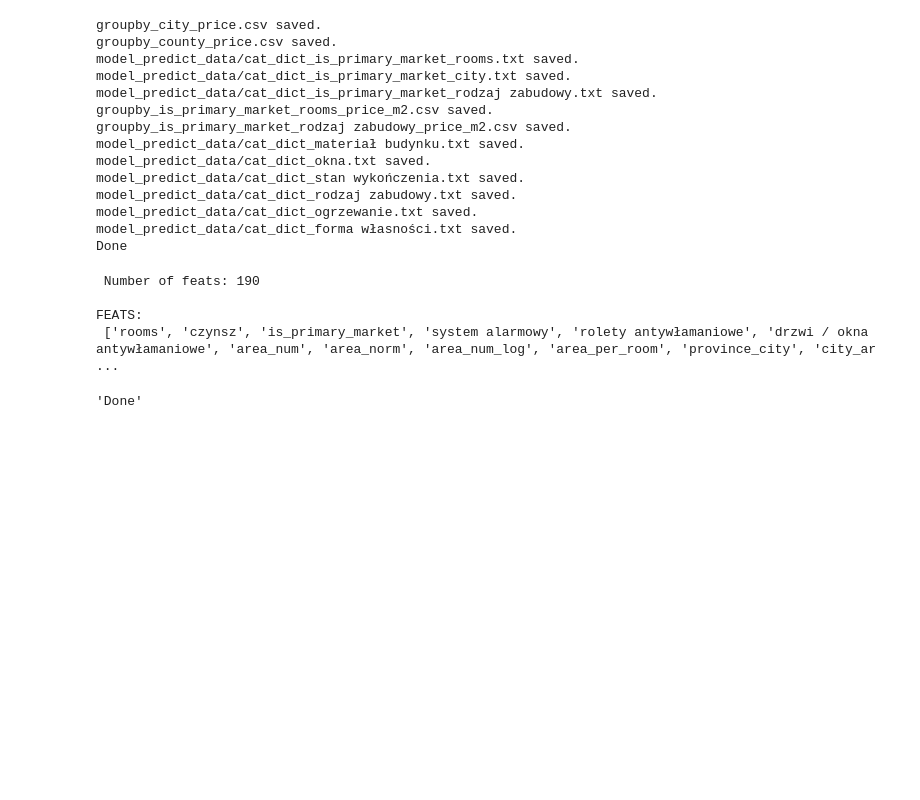
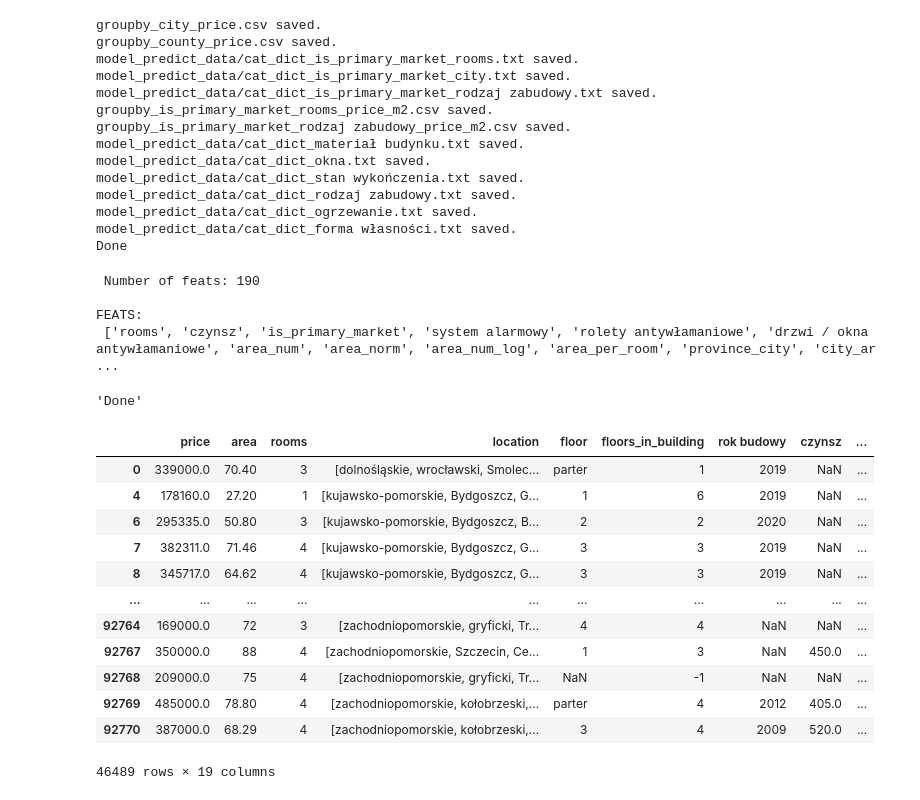
Before and after one commit to Twarzy/property_forecast, a Jupyter notebook: 02_model_training.ipynb, the cells around one changed output. Cells and saved outputs as stored; diff of their text form; code cells hidden in the pictures; blank space fills up the shorter version.

```diff
--- a/02_model_training.ipynb
+++ b/02_model_training.ipynb
@@ -407,3 +407,19 @@ export_model(model, 'test_model')
 FEATS:
  ['rooms', 'czynsz', 'is_primary_market', 'system alarmowy', 'rolety antywłamaniowe', 'drzwi / okna antywłamaniowe', 'area_num', 'area_norm', 'area_num_log', 'area_per_room', 'province_city', 'city_ar ...
 'Done'
+# %%
+df_pre
+# %% [output]
+|  | price | area | rooms | location | floor | floors_in_building | rok budowy | czynsz | ... |
+| 0 | 339000.0 | 70.40 | 3 | [dolnośląskie, wrocławski, Smolec... | parter | 1 | 2019 | NaN | ... |
+| 4 | 178160.0 | 27.20 | 1 | [kujawsko-pomorskie, Bydgoszcz, G... | 1 | 6 | 2019 | NaN | ... |
+| 6 | 295335.0 | 50.80 | 3 | [kujawsko-pomorskie, Bydgoszcz, B... | 2 | 2 | 2020 | NaN | ... |
+| 7 | 382311.0 | 71.46 | 4 | [kujawsko-pomorskie, Bydgoszcz, G... | 3 | 3 | 2019 | NaN | ... |
+| 8 | 345717.0 | 64.62 | 4 | [kujawsko-pomorskie, Bydgoszcz, G... | 3 | 3 | 2019 | NaN | ... |
+| ... | ... | ... | ... | ... | ... | ... | ... | ... | ... |
+| 92764 | 169000.0 | 72 | 3 | [zachodniopomorskie, gryficki, Tr... | 4 | 4 | NaN | NaN | ... |
+| 92767 | 350000.0 | 88 | 4 | [zachodniopomorskie, Szczecin, Ce... | 1 | 3 | NaN | 450.0 | ... |
+| 92768 | 209000.0 | 75 | 4 | [zachodniopomorskie, gryficki, Tr... | NaN | -1 | NaN | NaN | ... |
+| 92769 | 485000.0 | 78.80 | 4 | [zachodniopomorskie, kołobrzeski,... | parter | 4 | 2012 | 405.0 | ... |
+| 92770 | 387000.0 | 68.29 | 4 | [zachodniopomorskie, kołobrzeski,... | 3 | 4 | 2009 | 520.0 | ... |
+46489 rows × 19 columns
```
Also changed, not shown: 1 other file.
